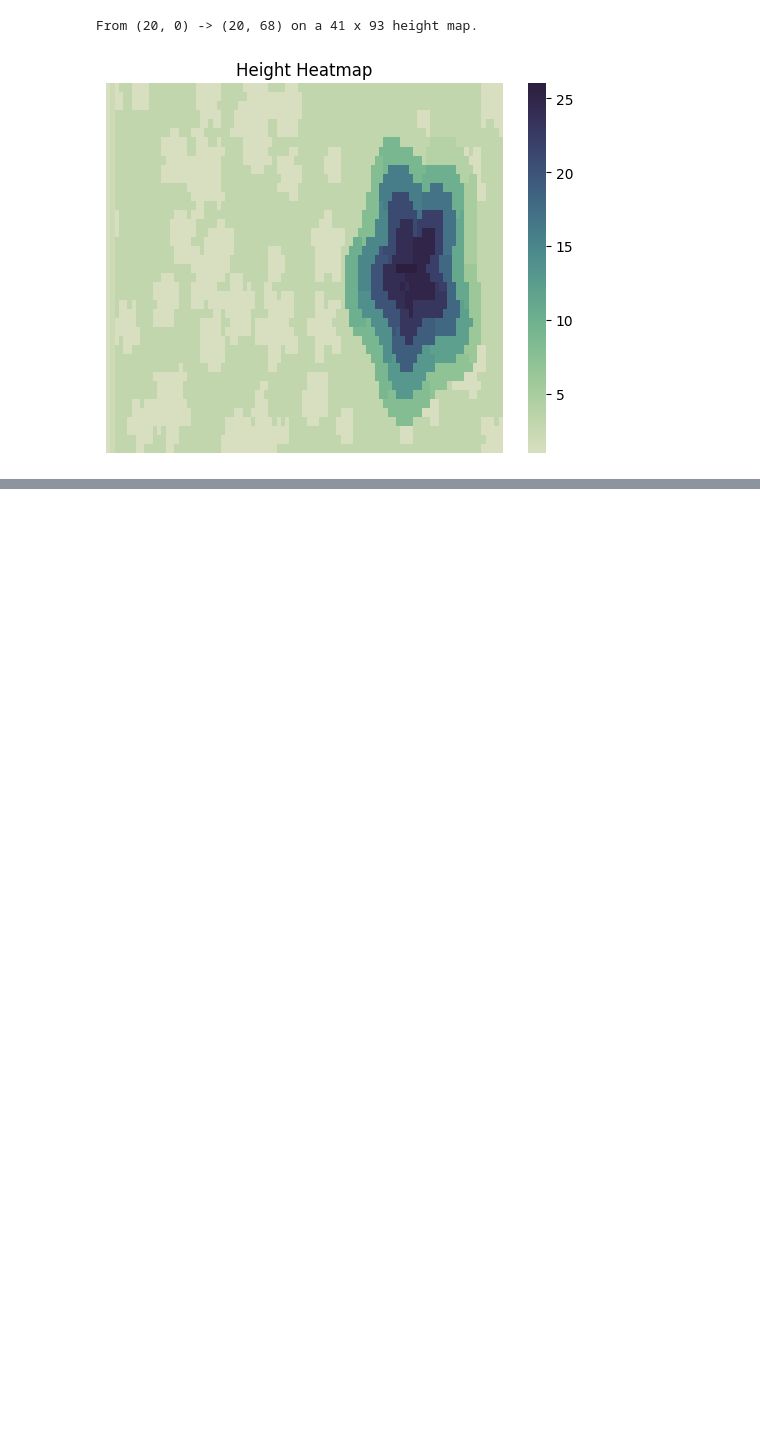
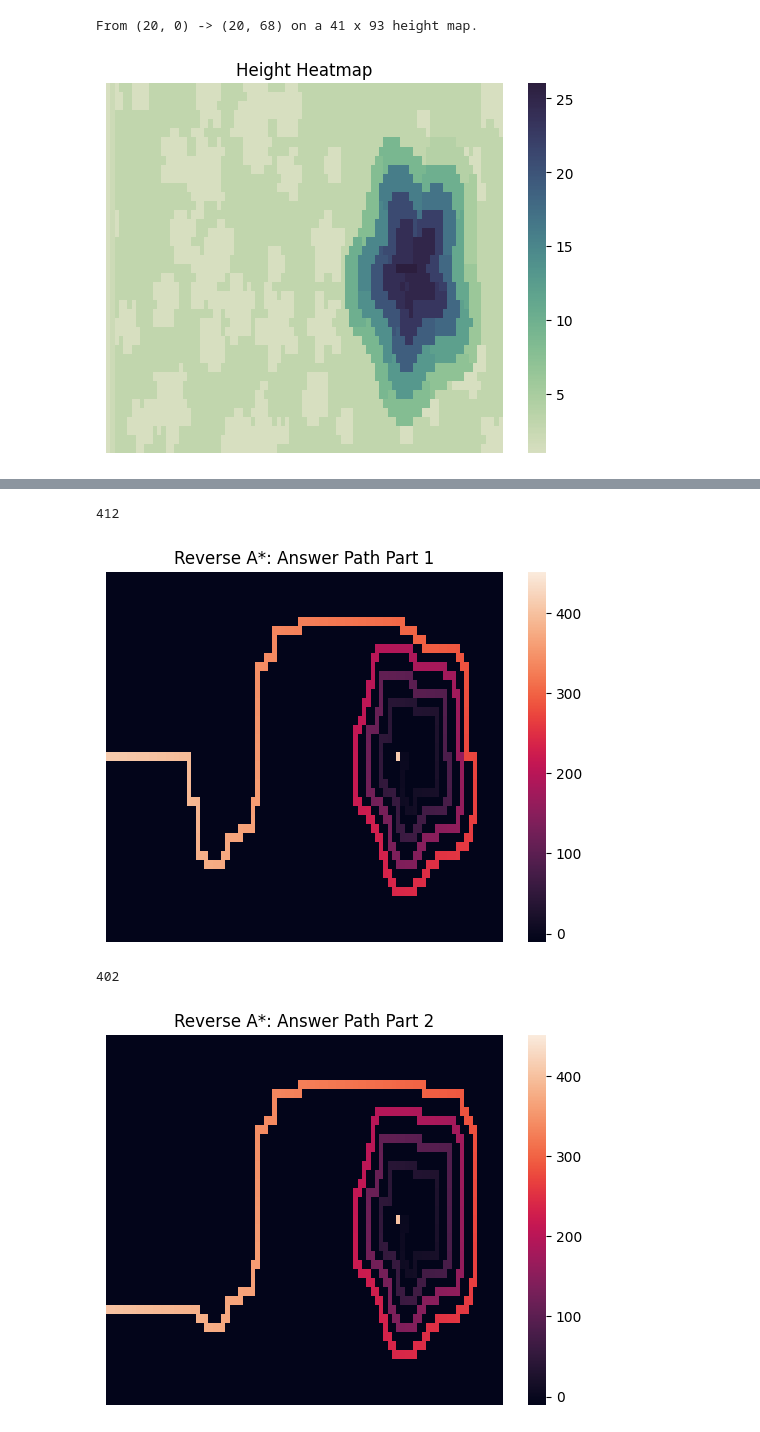
Before and after one commit to KaraMartin/AdventOfCode2022, a Jupyter notebook: AdventOfCode_12.ipynb, the cells around one changed output, grey strips where cells are left out. Drawn from its saved outputs; the diff is of its cells as text; code cells hidden in the pictures; blank space fills up the shorter version.

```diff
--- a/AdventOfCode_12.ipynb
+++ b/AdventOfCode_12.ipynb
@@ -182,0 +183,59 @@ Part 2: The path is 403 cells long, so it would take 402 steps to get to the ele
+# %%
+def heuristic_reverse(a):
+    return (abs(a[0] - s_coord[0]) + abs(a[1] - s_coord[1]))
+
+def step_down_possible(a, b):
+    A = ord(hmap[a[0]][a[1]])
+    B = ord(hmap[b[0]][b[1]])
+    return (A <= B) or (A - 1 == B)
+
+def reverse_a_star(part, display_score_heatmaps_flag):
+    openSet = [((heuristic_reverse(e_coord) if part == 1 else 0), e_coord)]
+    heapify(openSet)
+    cameFrom = defaultdict()
+    gScore = defaultdict(lambda : float("inf"))
+    gScore[e_coord] = 0
+    fScore = defaultdict(lambda : float("inf"))
+    fScore[e_coord] = heuristic_reverse(e_coord) if part == 1 else 0
+
+    A_coords = list(filter(lambda c : c == 'a', hmap))
+    for idx,row in enumerate(hmap):
+        for jdx,c in enumerate(row):
+            if c == 'a': A_coords.append((idx,jdx))
+
+
+    while openSet:
+        current = heappop(openSet)[1]
+        if (part == 1 and current == s_coord) or (part == 2 and current in A_coords):
+            if display_score_heatmaps_flag:
+                score_heatmap("G-Scores of Visited Cells", hmap, gScore)
+                score_heatmap("F-Scores of Visited Cells", hmap, fScore)
+            return reconstruct_path(cameFrom, current)
+
+        for vec in [[0, 1], [0, -1], [1, 0], [-1, 0]]:
+            xx, yy = current[0] + vec[0], current[1] + vec[1]
+            neighbor = (xx,yy)
+
+            if (0 <= xx < height) and (0 <= yy < width) and step_down_possible(current, neighbor):
+                tentative_gScore = gScore[current] + 1
+                if tentative_gScore < gScore[neighbor]:
+                    # this path better than any previous one
+                    cameFrom[neighbor] = current
+                    gScore[neighbor] = tentative_gScore
+                    fScore[neighbor] = tentative_gScore + (heuristic_reverse(neighbor) if part == 1 else 0)
+                    if neighbor not in openSet:
+                        heappush(openSet, (fScore[neighbor], neighbor))
+    return -1
+
+p1_r = reverse_a_star(1, False)
+print(len(p1_r) - 1)
+path_heatmap("Reverse A*: Answer Path Part 1", hmap, p1_r, e_coord)
+
+p2_r = reverse_a_star(2, False)
+print(len(p2_r) - 1)
+path_heatmap("Reverse A*: Answer Path Part 2", hmap, p2_r, e_coord)
+# %% [output]
+412
+[figure, added]
+402
+[figure, added]
```
Also changed, not shown: parts of 2 cells of this notebook, 1 other file.
